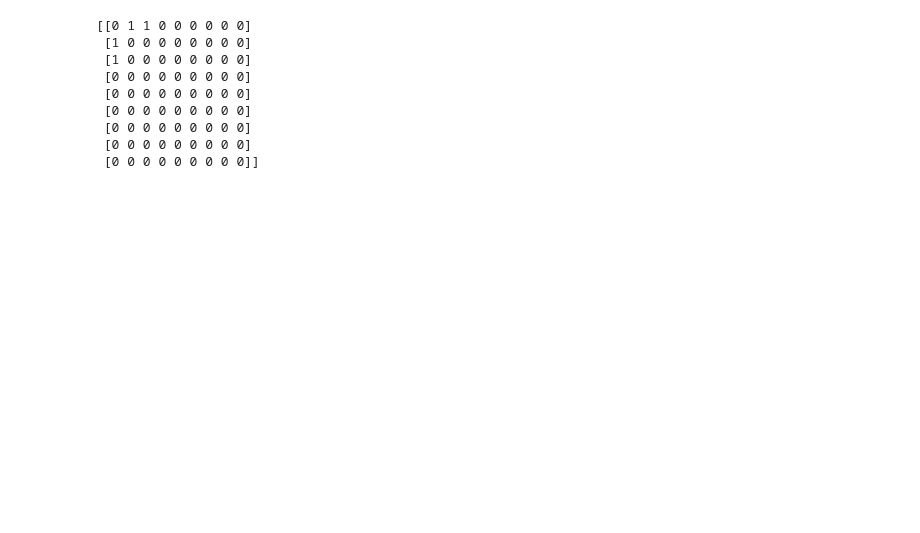
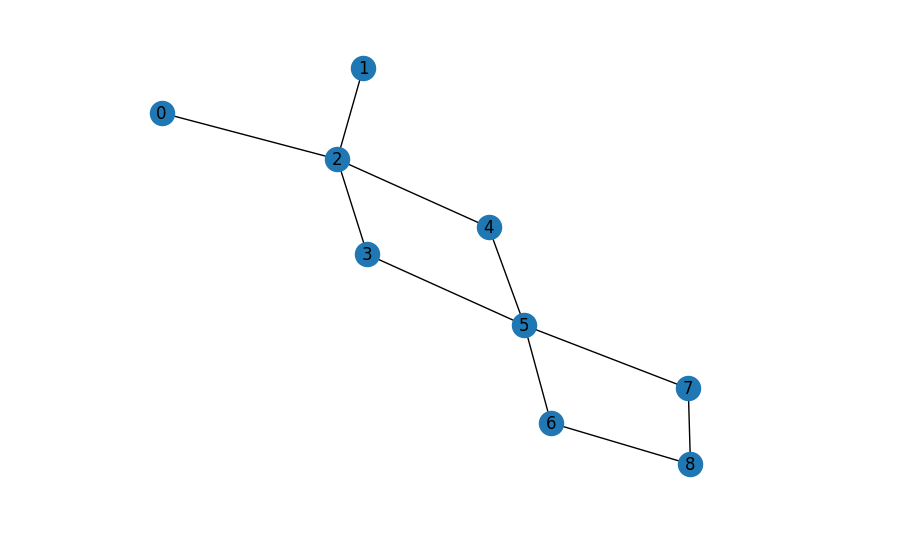
Before and after one commit to JaimePSantos/DynamicRandomWalks, a Jupyter notebook: CT-Dyn_TemporalHelix.ipynb, the cells around one changed output. Cells and saved outputs as stored; diff of their text form; code cells hidden in the pictures; blank space fills up the shorter version.

Commit message:
Constructing the graph with direct sum method

```diff
--- a/CT-Dyn_TemporalHelix.ipynb
+++ b/CT-Dyn_TemporalHelix.ipynb
@@ -629,19 +352,30 @@ Block 9:
-# %%
-import numpy as np
-
-
-
-G = generate_triangular_graph()  # This is your graph
-n = 9  # Desired size of the matrix
-expanded_matrix = expand_adjacency_matrix(G, n)
-print(expanded_matrix)
-# %% [output]
-[[0 1 1 0 0 0 0 0 0]
- [1 0 0 0 0 0 0 0 0]
- [1 0 0 0 0 0 0 0 0]
- [0 0 0 0 0 0 0 0 0]
- [0 0 0 0 0 0 0 0 0]
- [0 0 0 0 0 0 0 0 0]
- [0 0 0 0 0 0 0 0 0]
- [0 0 0 0 0 0 0 0 0]
- [0 0 0 0 0 0 0 0 0]]
+# %%
+def generate_repeated_reverse_triangular_graph(i):
+    G = nx.Graph()
+    # Add edges based on the repetition count
+    G.add_edge(3*i+2, 3*i+3)
+    G.add_edge(3*i+2, 3*i+4)
+    return G
+
+def direct_sum_reverse_triangular_graph(repetitions):
+    # Initialize the result matrix to represent two disconnected nodes 0 and 1
+    result_matrix = np.zeros((2,2))
+
+    for i in range(repetitions-1):
+        G = generate_repeated_reverse_triangular_graph(i)
+        nodes = sorted(G.nodes())
+        adjacency_matrix = nx.adjacency_matrix(G, nodelist=nodes).todense()
+
+        # Direct sum
+        result_matrix = direct_sum(result_matrix, adjacency_matrix)
+
+    # After all repetitions, add an additional disconnected node
+    result_matrix = direct_sum(result_matrix, np.zeros((1,1)))
+    return result_matrix
+
+reverseTriangularGraphMatrix = direct_sum_adjacency_matrix(repetitions=3)
+# draw_graph_from_adjacency_matrix(reverseTriangularGraphMatrix)
+# %%
+draw_graph_from_adjacency_matrix(triangularGraphMatrix + reverseTriangularGraphMatrix)
+# %% [output]
+[figure, added]
```
Also changed, not shown: parts of 10 cells of this notebook.
